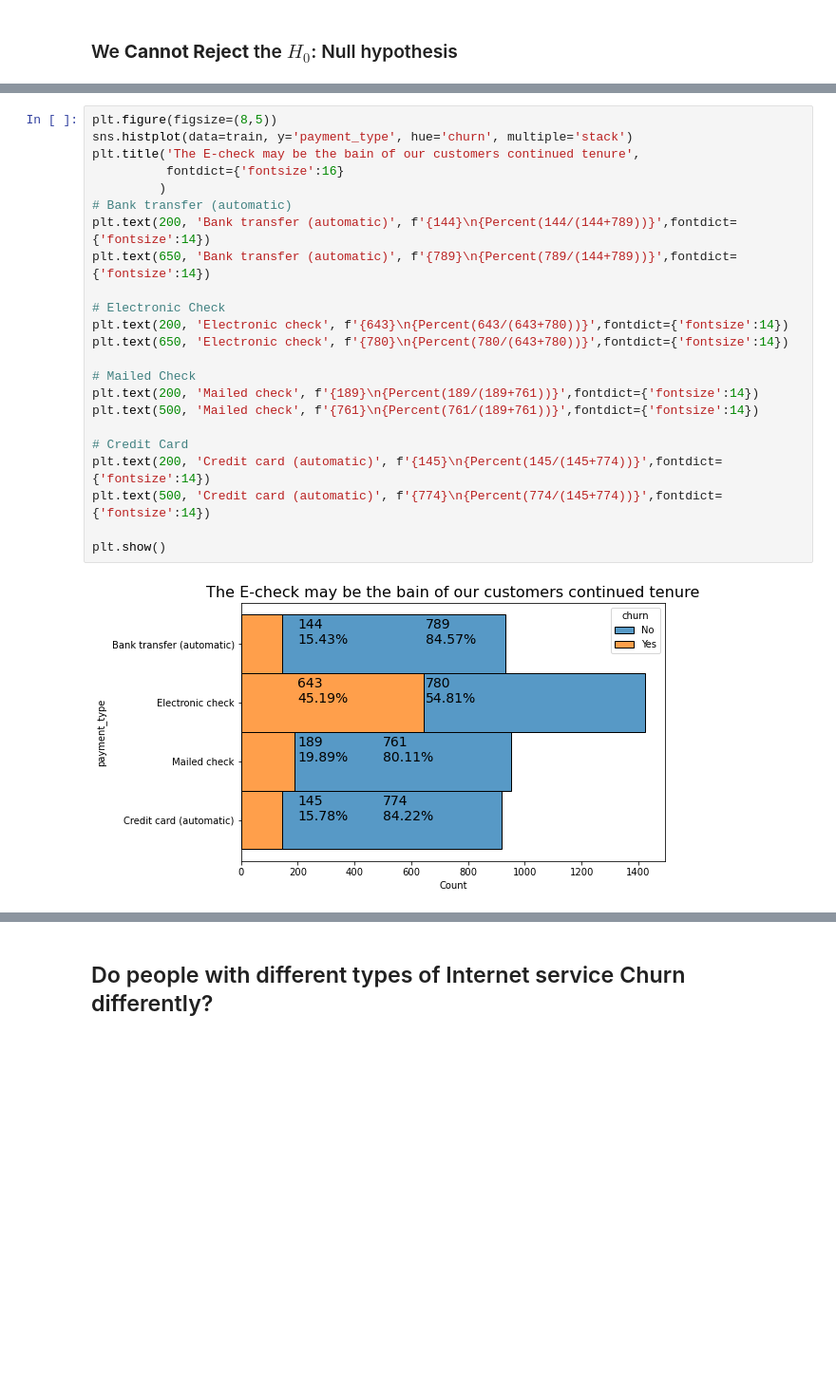
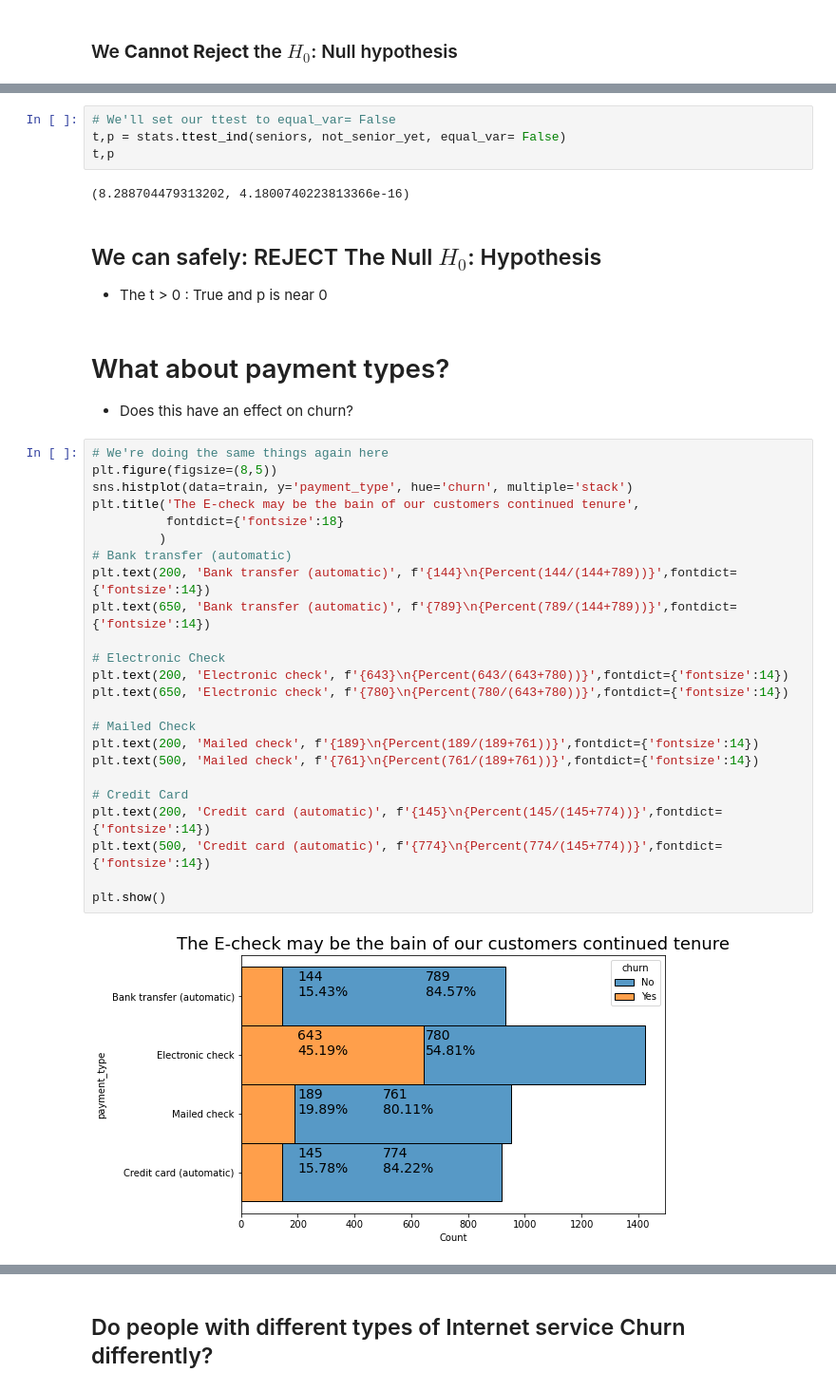
Before and after one commit to David-Howell/telco-churn, a Jupyter notebook: final_report.ipynb, the cells around one changed output, grey strips where cells are left out. Shown at 95% size. Drawn from its saved outputs; the diff is of its cells as text; blank space fills up the shorter version.

```diff
--- a/final_report.ipynb
+++ b/final_report.ipynb
@@ -307,25 +328,38 @@ plt.show()
+# %%
+# We'll set our ttest to equal_var= False
+t,p = stats.ttest_ind(seniors, not_senior_yet, equal_var= False)
+t,p
+# %% [output]
+(8.288704479313202, 4.1800740223813366e-16)
+# %% [markdown]
+## We can safely: REJECT The Null $H_0$: Hypothesis
+  - The t > 0 : True and p is near 0
+# %% [markdown]
+# What about payment types?
+  - Does this have an effect on churn?
 # %%
+# We're doing the same things again here
 plt.figure(figsize=(8,5))
 sns.histplot(data=train, y='payment_type', hue='churn', multiple='stack')
 plt.title('The E-check may be the bain of our customers continued tenure',
-          fontdict={'fontsize':16}
+          fontdict={'fontsize':18}
          )
 # Bank transfer (automatic)
 plt.text(200, 'Bank transfer (automatic)', f'{144}\n{Percent(144/(144+789))}',fontdict={'fontsize':14})
 plt.text(650, 'Bank transfer (automatic)', f'{789}\n{Percent(789/(144+789))}',fontdict={'fontsize':14})
 
 # Electronic Check
 plt.text(200, 'Electronic check', f'{643}\n{Percent(643/(643+780))}',fontdict={'fontsize':14})
 plt.text(650, 'Electronic check', f'{780}\n{Percent(780/(643+780))}',fontdict={'fontsize':14})
 
 # Mailed Check
 plt.text(200, 'Mailed check', f'{189}\n{Percent(189/(189+761))}',fontdict={'fontsize':14})
 plt.text(500, 'Mailed check', f'{761}\n{Percent(761/(189+761))}',fontdict={'fontsize':14})
 
 # Credit Card
 plt.text(200, 'Credit card (automatic)', f'{145}\n{Percent(145/(145+774))}',fontdict={'fontsize':14})
 plt.text(500, 'Credit card (automatic)', f'{774}\n{Percent(774/(145+774))}',fontdict={'fontsize':14})
 
 plt.show()
 # %% [output]
-[figure, old version]
+[figure, new version]
```
Also changed, not shown: parts of 54 cells of this notebook.
